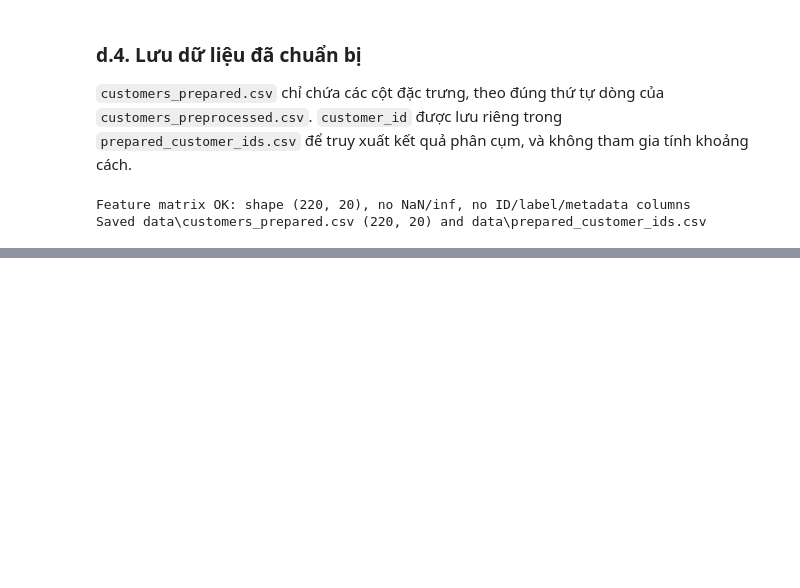
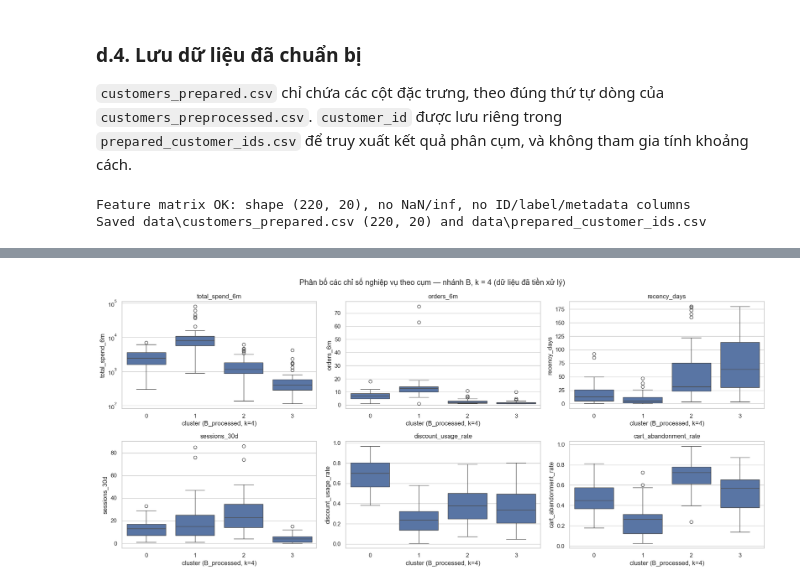
Before and after one commit to Longkyoladn/Datamining-, a Jupyter notebook: customer_segmentation/notebooks/customer_segmentation.ipynb, the cells around one changed output, grey strips where cells are left out. Cells and saved outputs as stored; diff of their text form; code cells hidden in the pictures; blank space fills up the shorter version.

```diff
--- a/customer_segmentation/notebooks/customer_segmentation.ipynb
+++ b/customer_segmentation/notebooks/customer_segmentation.ipynb
@@ -2057,0 +2493,17 @@ Saved data\customers_prepared.csv (220, 20) and data\prepared_customer_ids.csv
+# %%
+key_metrics = ["total_spend_6m", "orders_6m", "recency_days", "sessions_30d", "discount_usage_rate", "cart_abandonment_rate"]
+labels_B_k4 = cluster_labels[("supplementary_design_k4", "B_processed")]
+
+fig, axes = plt.subplots(2, 3, figsize=(18, 8))
+for ax, metric in zip(axes.ravel(), key_metrics):
+    sns.boxplot(x=labels_B_k4, y=prepared_input[metric], ax=ax)
+    ax.set_title(metric)
+    ax.set_xlabel("cluster (B_processed, k=4)")
+    if metric == "total_spend_6m":
+        ax.set_yscale("log")
+fig.suptitle("Phân bố các chỉ số nghiệp vụ theo cụm — nhánh B, k = 4 (dữ liệu đã tiền xử lý)")
+fig.tight_layout()
+fig.savefig(FIGURE_DIR / "e_cluster_profiles_B_k4.png", dpi=150)
+plt.show()
+# %% [output]
+[figure, added]
```
Also changed, not shown: parts of 31 cells of this notebook, 6 other files.
